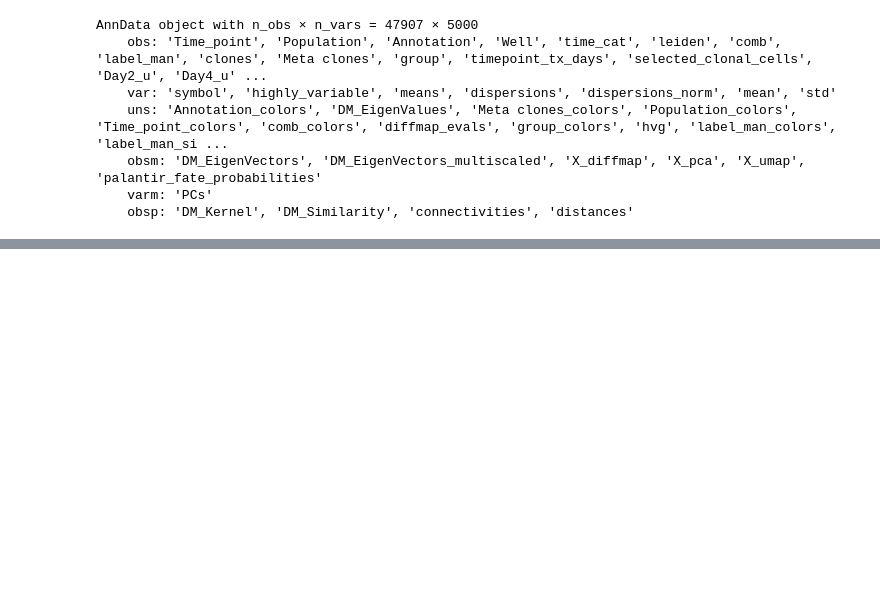
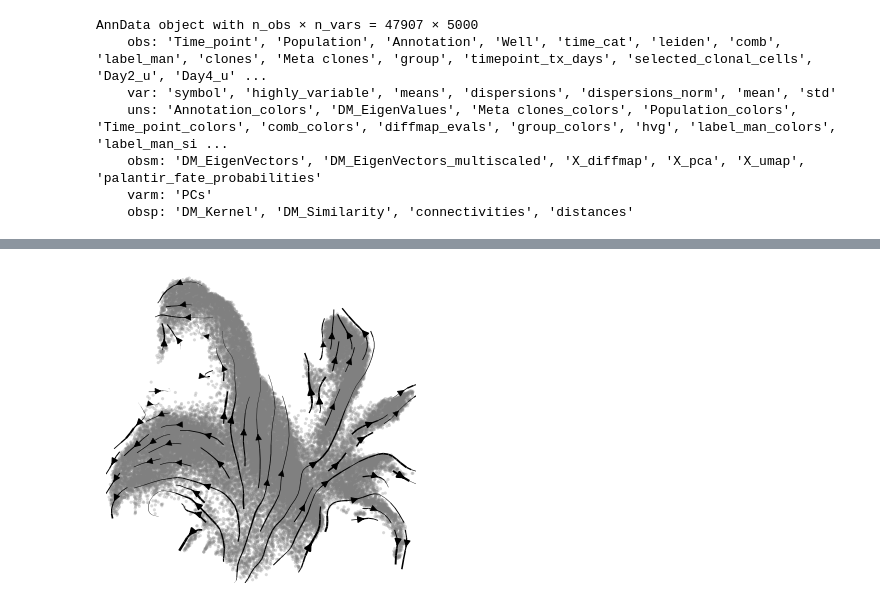
Before and after one commit to oZwZo/PINN_dynamics, a Jupyter notebook: Explore_Notebook/1.explore_datasets/1-7.test_different_Weinreb.ipynb, the cells around one changed output, grey strips where cells are left out. Saved outputs shown, nothing was run; the diff lists cells and outputs as text; code cells hidden in the pictures; blank space fills up the shorter version.

```diff
--- a/Explore_Notebook/1.explore_datasets/1-7.test_different_Weinreb.ipynb
+++ b/Explore_Notebook/1.explore_datasets/1-7.test_different_Weinreb.ipynb
@@ -432,3 +427,8 @@ new_ad.obsm["X_umap"] = deltax.obsm["X_umap"]
 
 for key in ['v7_d2_v', 'v7_d4_v', 'v7_d6_v']:
     new_ad.layers[key] = np.load(f"results/klein_subset-DM_EigenVectors_multiscaled_n3/pde_params_tsense/{key}_highdim_v.npy")
+# %%
+delta_X, neighbor_ls = tl.sample_deltax(subset_up, xkey='DM_EigenVectors_multiscaled', progressbar=True)
+
+deltaX = np.stack(delta_X)
+neighbors = np.stack(neighbor_ls)
@@ -435,4 +439,12 @@ for key in ['v7_d2_v', 'v7_d4_v', 'v7_d6_v']:
 # %%
 def iter_fn(i):
-    return tl.sample_deltax(new_ad, progressbar=False)
-delta_DM = process_map(iter_fn, np.arange(30), max_workers=30)
+    delta_X, neighbor_ls = tl.sample_deltax(subset_up,
+                    xkey='DM_EigenVectors_multiscaled', progressbar=False)
+    deltaX = np.stack(delta_X)
+    neighbors = np.stack(neighbor_ls)
+    return deltaX, neighbors
+
+tuple_list = process_map(iter_fn, np.arange(120), max_workers=60)
+# %%
+deltaX_ts = np.stack([a[0] for a in tuple_list])
+neighbor_ts = np.stack([a[1] for a in tuple_list])
@@ -441,2 +460,3 @@ scv.pp.neighbors(new_ad, n_neighbors=15)
 # %%
+deltax = deltaX_ts.mean(axis=0)
 new_ad.layers['deltax'] = deltax
@@ -445,0 +492,7 @@ scv.pl.velocity_embedding_stream(new_ad, vkey='deltax', basis='umap',integration
+# %%
+scv.pl.velocity_embedding_stream(new_ad,
+    density = 1,
+    vkey='deltax', basis='umap',
+    integration_direction='forward')
+# %% [output]
+[figure, added]
```
Also changed, not shown: parts of 17 cells of this notebook.
